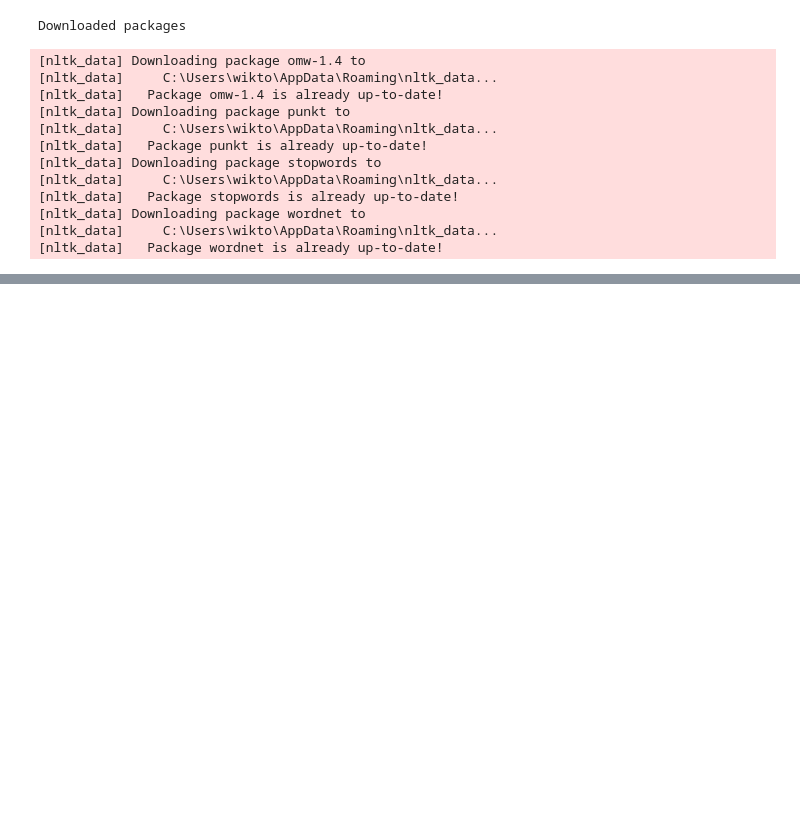
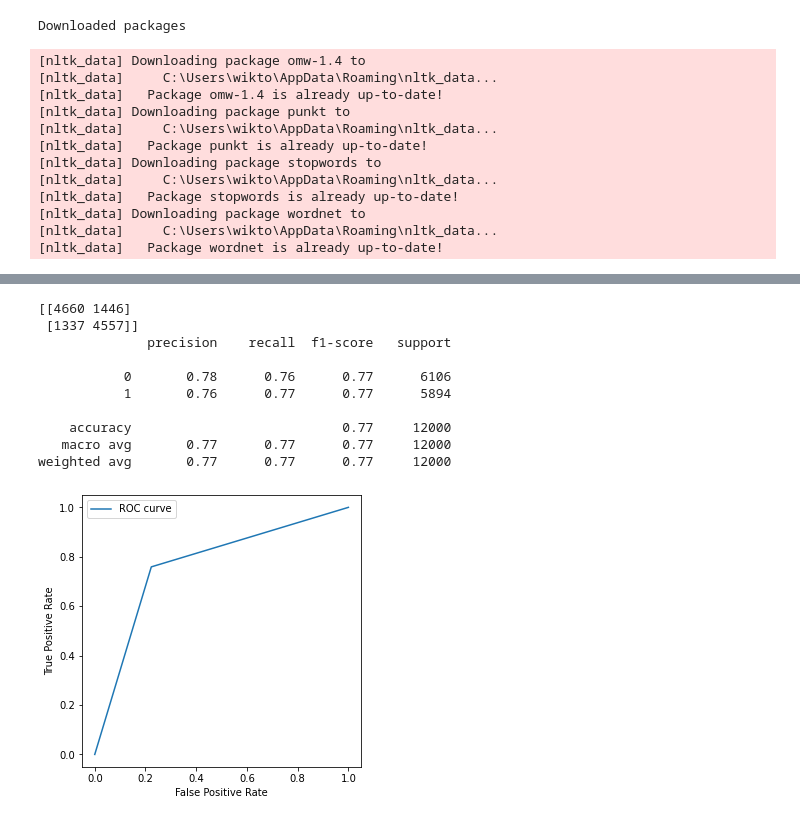
Before and after one commit to sikor-22/harnasieBytehack, a Jupyter notebook: model_kaggle.ipynb, the cells around one changed output, grey strips where cells are left out. Cells and saved outputs as stored; diff of their text form; code cells hidden in the pictures; blank space fills up the shorter version.

```diff
--- a/model_kaggle.ipynb
+++ b/model_kaggle.ipynb
@@ -115,0 +173,3 @@ KeyboardInterrupt:
+# %%
+X = df.tweet
+y = df.target
@@ -115,0 +245,26 @@ KeyboardInterrupt:
+# %%
+from sklearn.svm import LinearSVC
+SVC = LinearSVC().fit(X_train,y_train)
+y_pred3 = SVC.predict(X_test)
+print(confusion_matrix(y_pred3,y_test))
+
+print(classification_report(y_pred3,y_test))
+fpr_dt_1, tpr_dt_1,_ = roc_curve(y_test,y_pred3)
+plt.plot(fpr_dt_1,tpr_dt_1,label = "ROC curve")
+plt.xlabel('False Positive Rate')
+plt.ylabel('True Positive Rate')
+plt.legend()
+plt.gcf().set_size_inches(5, 5)
+plt.show()
+# %% [output]
+[[4660 1446]
+ [1337 4557]]
+              precision    recall  f1-score   support
+
+           0       0.78      0.76      0.77      6106
+           1       0.76      0.77      0.77      5894
+
+    accuracy                           0.77     12000
+   macro avg       0.77      0.77      0.77     12000
+weighted avg       0.77      0.77      0.77     12000
+[figure, added]
```
Also changed, not shown: parts of 23 cells of this notebook, 3 other files.
